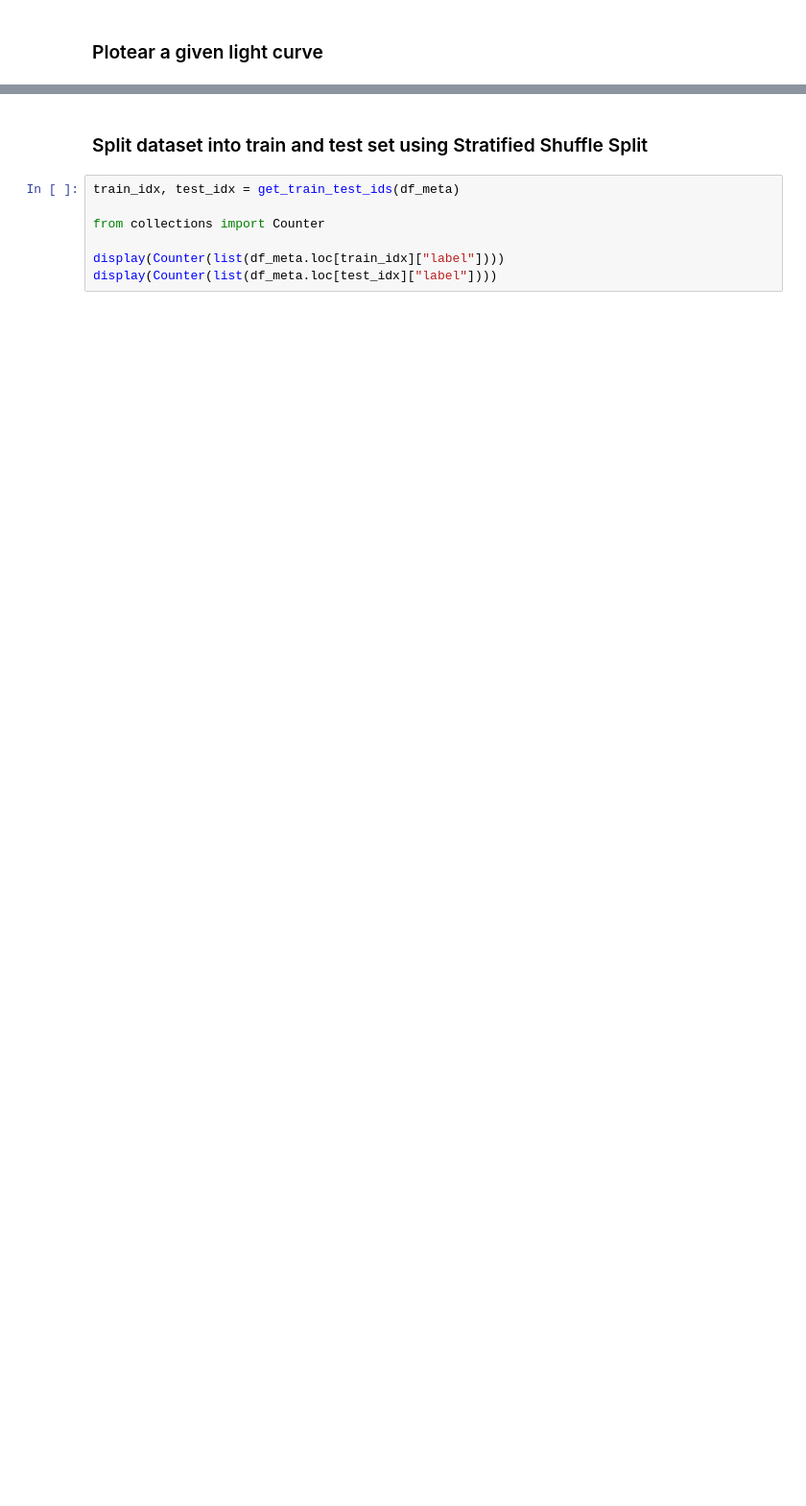
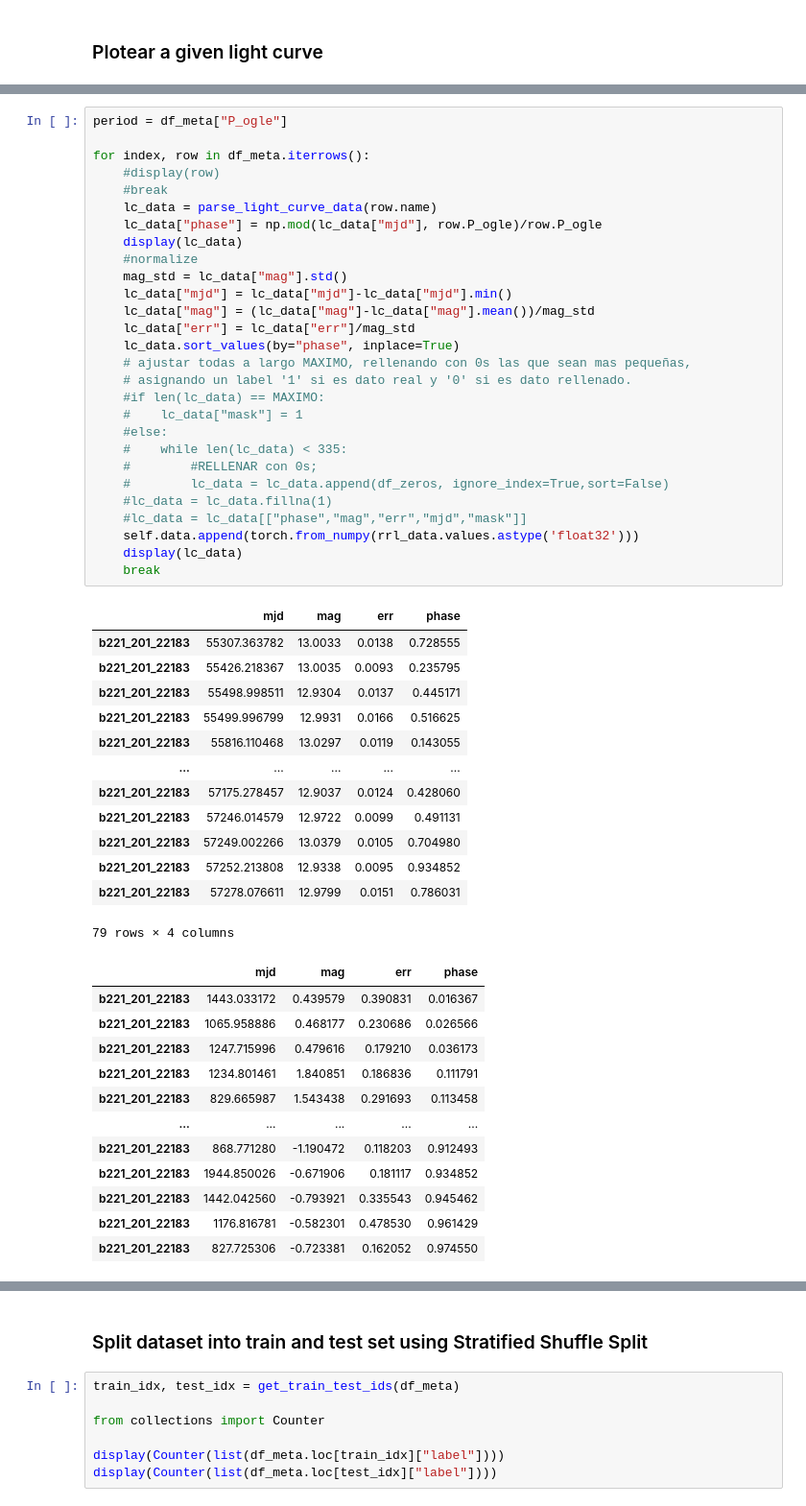
Before and after one commit to aemh00/tesis, a Jupyter notebook: notebooks/test_vvv_utils.ipynb, the cells around one changed output, grey strips where cells are left out. Shown at 96% size. Cells and saved outputs as stored; diff of their text form; blank space fills up the shorter version.

Commit message:
primer parseo

```diff
--- a/notebooks/test_vvv_utils.ipynb
+++ b/notebooks/test_vvv_utils.ipynb
@@ -28,0 +49,54 @@ plot_light_curve(lc_df, period=meta_lc["P1"])
+# %%
+period = df_meta["P_ogle"]
+
+for index, row in df_meta.iterrows():
+    #display(row)
+    #break
+    lc_data = parse_light_curve_data(row.name)
+    lc_data["phase"] = np.mod(lc_data["mjd"], row.P_ogle)/row.P_ogle
+    display(lc_data)
+    #normalize
+    mag_std = lc_data["mag"].std()
+    lc_data["mjd"] = lc_data["mjd"]-lc_data["mjd"].min()
+    lc_data["mag"] = (lc_data["mag"]-lc_data["mag"].mean())/mag_std
+    lc_data["err"] = lc_data["err"]/mag_std
+    lc_data.sort_values(by="phase", inplace=True)
+    # ajustar todas a largo MAXIMO, rellenando con 0s las que sean mas pequeñas,
+    # asignando un label '1' si es dato real y '0' si es dato rellenado.
+    #if len(lc_data) == MAXIMO:
+    #    lc_data["mask"] = 1
+    #else:
+    #    while len(lc_data) < 335:
+    #        #RELLENAR con 0s;
+    #        lc_data = lc_data.append(df_zeros, ignore_index=True,sort=False)
+    #lc_data = lc_data.fillna(1)
+    #lc_data = lc_data[["phase","mag","err","mjd","mask"]]
+    self.data.append(torch.from_numpy(rrl_data.values.astype('float32')))
+    display(lc_data)
+    break
+# %% [output]
+|  | mjd | mag | err | phase |
+| b221_201_22183 | 55307.363782 | 13.0033 | 0.0138 | 0.728555 |
+| b221_201_22183 | 55426.218367 | 13.0035 | 0.0093 | 0.235795 |
+| b221_201_22183 | 55498.998511 | 12.9304 | 0.0137 | 0.445171 |
+| b221_201_22183 | 55499.996799 | 12.9931 | 0.0166 | 0.516625 |
+| b221_201_22183 | 55816.110468 | 13.0297 | 0.0119 | 0.143055 |
+| ... | ... | ... | ... | ... |
+| b221_201_22183 | 57175.278457 | 12.9037 | 0.0124 | 0.428060 |
+| b221_201_22183 | 57246.014579 | 12.9722 | 0.0099 | 0.491131 |
+| b221_201_22183 | 57249.002266 | 13.0379 | 0.0105 | 0.704980 |
+| b221_201_22183 | 57252.213808 | 12.9338 | 0.0095 | 0.934852 |
+| b221_201_22183 | 57278.076611 | 12.9799 | 0.0151 | 0.786031 |
+79 rows × 4 columns
+|  | mjd | mag | err | phase |
+| b221_201_22183 | 1443.033172 | 0.439579 | 0.390831 | 0.016367 |
+| b221_201_22183 | 1065.958886 | 0.468177 | 0.230686 | 0.026566 |
+| b221_201_22183 | 1247.715996 | 0.479616 | 0.179210 | 0.036173 |
+| b221_201_22183 | 1234.801461 | 1.840851 | 0.186836 | 0.111791 |
+| b221_201_22183 | 829.665987 | 1.543438 | 0.291693 | 0.113458 |
+| ... | ... | ... | ... | ... |
+| b221_201_22183 | 868.771280 | -1.190472 | 0.118203 | 0.912493 |
+| b221_201_22183 | 1944.850026 | -0.671906 | 0.181117 | 0.934852 |
+| b221_201_22183 | 1442.042560 | -0.793921 | 0.335543 | 0.945462 |
+| b221_201_22183 | 1176.816781 | -0.582301 | 0.478530 | 0.961429 |
+| b221_201_22183 | 827.725306 | -0.723381 | 0.162052 | 0.974550 |
```
Also changed, not shown: parts of 4 cells of this notebook, 7 other files.
